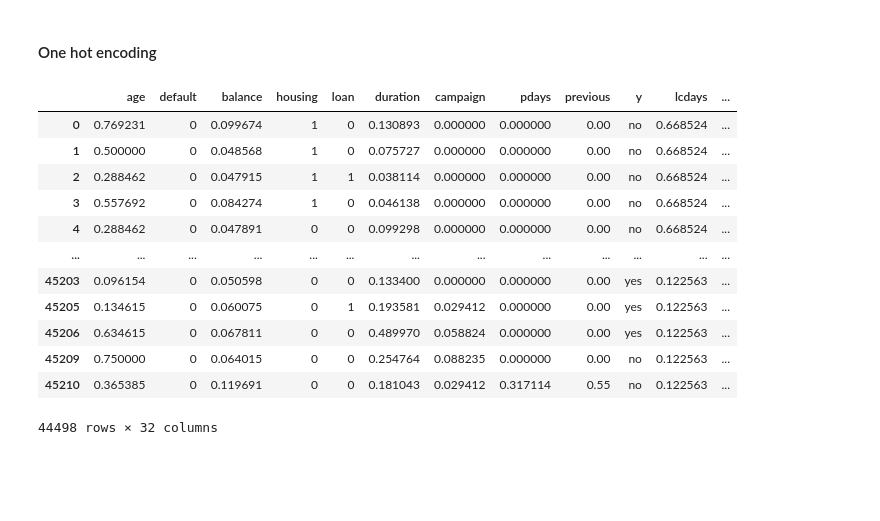
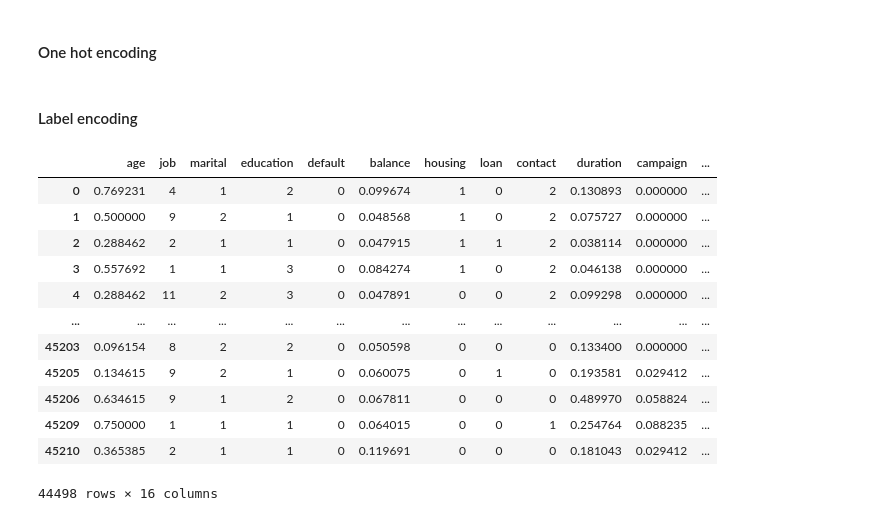
Before and after one commit to Sayuru-Nimsara-2003/Machine-Learning-Coursework, a Jupyter notebook: Preprocessing and EDA.ipynb, the cells around one changed output. Saved outputs shown, nothing was run; the diff lists cells and outputs as text; code cells hidden in the pictures; blank space fills up the shorter version.

```diff
--- a/Preprocessing and EDA.ipynb
+++ b/Preprocessing and EDA.ipynb
@@ -581,22 +581,8 @@ df
 # %% [markdown]
 #### One hot encoding
 # %%
-categorical_cols = ['job', 'marital', 'education', 'contact', 'poutcome']
+# categorical_cols = ['job', 'marital', 'education', 'contact', 'poutcome']
 
-df = pd.get_dummies(df, columns=categorical_cols, drop_first=True)
-df = df.replace({True: 1, False: 0})
-df
+# df = pd.get_dummies(df, columns=categorical_cols, drop_first=True)
+# df = df.replace({True: 1, False: 0})
+# df
-# %% [output]
-|  | age | default | balance | housing | loan | duration | campaign | pdays | previous | y | lcdays | ... |
-| 0 | 0.769231 | 0 | 0.099674 | 1 | 0 | 0.130893 | 0.000000 | 0.000000 | 0.00 | no | 0.668524 | ... |
-| 1 | 0.500000 | 0 | 0.048568 | 1 | 0 | 0.075727 | 0.000000 | 0.000000 | 0.00 | no | 0.668524 | ... |
-| 2 | 0.288462 | 0 | 0.047915 | 1 | 1 | 0.038114 | 0.000000 | 0.000000 | 0.00 | no | 0.668524 | ... |
-| 3 | 0.557692 | 0 | 0.084274 | 1 | 0 | 0.046138 | 0.000000 | 0.000000 | 0.00 | no | 0.668524 | ... |
-| 4 | 0.288462 | 0 | 0.047891 | 0 | 0 | 0.099298 | 0.000000 | 0.000000 | 0.00 | no | 0.668524 | ... |
-| ... | ... | ... | ... | ... | ... | ... | ... | ... | ... | ... | ... | ... |
-| 45203 | 0.096154 | 0 | 0.050598 | 0 | 0 | 0.133400 | 0.000000 | 0.000000 | 0.00 | yes | 0.122563 | ... |
-| 45205 | 0.134615 | 0 | 0.060075 | 0 | 1 | 0.193581 | 0.029412 | 0.000000 | 0.00 | yes | 0.122563 | ... |
-| 45206 | 0.634615 | 0 | 0.067811 | 0 | 0 | 0.489970 | 0.058824 | 0.000000 | 0.00 | yes | 0.122563 | ... |
-| 45209 | 0.750000 | 0 | 0.064015 | 0 | 0 | 0.254764 | 0.088235 | 0.000000 | 0.00 | no | 0.122563 | ... |
-| 45210 | 0.365385 | 0 | 0.119691 | 0 | 0 | 0.181043 | 0.029412 | 0.317114 | 0.55 | no | 0.122563 | ... |
-44498 rows × 32 columns
@@ -602,0 +591,31 @@ df
+# %% [markdown]
+#### Label encoding
+# %%
+from sklearn.preprocessing import LabelEncoder
+
+# Initialize the encoder
+le = LabelEncoder()
+
+# 'job', 'marital', 'education', 'contact', 'poutcome'
+# Fit and transform
+df['job'] = le.fit_transform(df['job'])
+df['marital'] = le.fit_transform(df['marital'])
+df['education'] = le.fit_transform(df['education'])
+df['contact'] = le.fit_transform(df['contact'])
+df['poutcome'] = le.fit_transform(df['poutcome'])
+
+df
+# %% [output]
+|  | age | job | marital | education | default | balance | housing | loan | contact | duration | campaign | ... |
+| 0 | 0.769231 | 4 | 1 | 2 | 0 | 0.099674 | 1 | 0 | 2 | 0.130893 | 0.000000 | ... |
+| 1 | 0.500000 | 9 | 2 | 1 | 0 | 0.048568 | 1 | 0 | 2 | 0.075727 | 0.000000 | ... |
+| 2 | 0.288462 | 2 | 1 | 1 | 0 | 0.047915 | 1 | 1 | 2 | 0.038114 | 0.000000 | ... |
+| 3 | 0.557692 | 1 | 1 | 3 | 0 | 0.084274 | 1 | 0 | 2 | 0.046138 | 0.000000 | ... |
+| 4 | 0.288462 | 11 | 2 | 3 | 0 | 0.047891 | 0 | 0 | 2 | 0.099298 | 0.000000 | ... |
+| ... | ... | ... | ... | ... | ... | ... | ... | ... | ... | ... | ... | ... |
+| 45203 | 0.096154 | 8 | 2 | 2 | 0 | 0.050598 | 0 | 0 | 0 | 0.133400 | 0.000000 | ... |
+| 45205 | 0.134615 | 9 | 2 | 1 | 0 | 0.060075 | 0 | 1 | 0 | 0.193581 | 0.029412 | ... |
+| 45206 | 0.634615 | 9 | 1 | 2 | 0 | 0.067811 | 0 | 0 | 0 | 0.489970 | 0.058824 | ... |
+| 45209 | 0.750000 | 1 | 1 | 1 | 0 | 0.064015 | 0 | 0 | 1 | 0.254764 | 0.088235 | ... |
+| 45210 | 0.365385 | 2 | 1 | 1 | 0 | 0.119691 | 0 | 0 | 0 | 0.181043 | 0.029412 | ... |
+44498 rows × 16 columns
```
Also changed, not shown: parts of 3 cells of this notebook, 3 other files.
